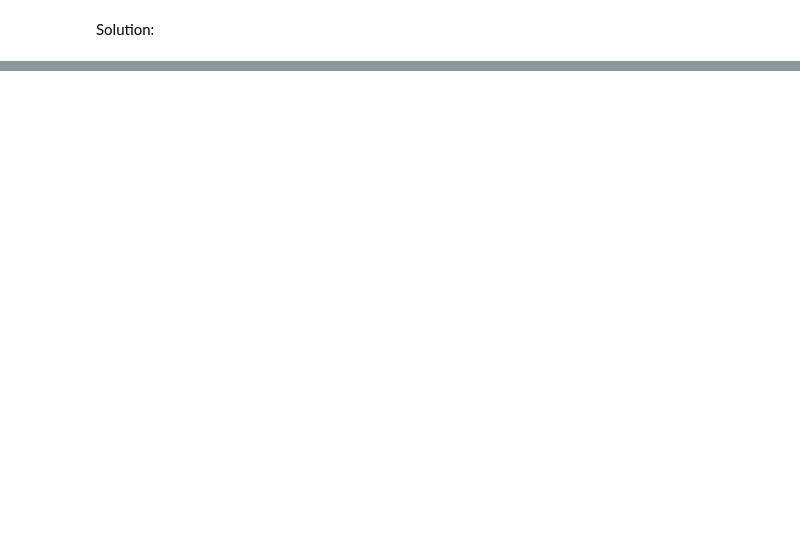
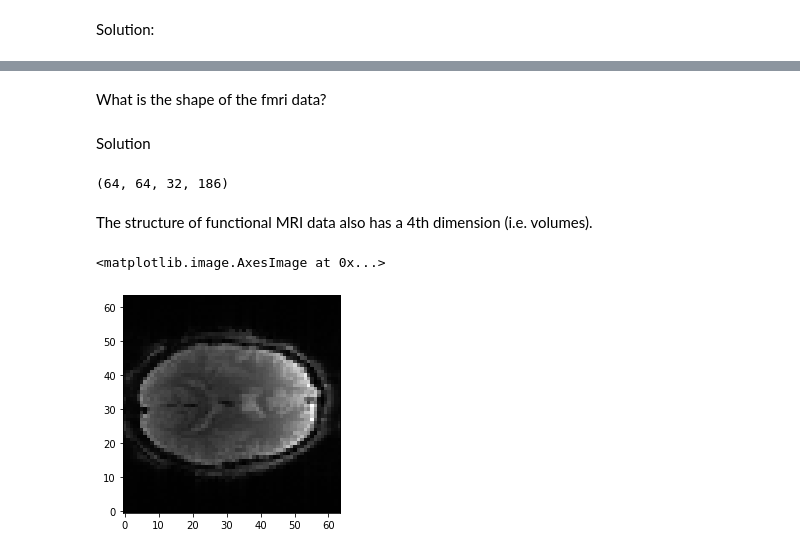
Before and after one commit to HealthBioscienceIDEAS/SDC-BIDS-IntroMRI, a Jupyter notebook: code/04-mri-modalities.ipynb, the cells around one changed output, grey strips where cells are left out. Drawn from its saved outputs; the diff is of its cells as text; code cells hidden in the pictures; blank space fills up the shorter version.

Commit message:
function MRI section

```diff
--- a/code/04-mri-modalities.ipynb
+++ b/code/04-mri-modalities.ipynb
@@ -219,0 +236,23 @@ Text(0.5, 1.0, 'FA')
+# %%
+# first lets load the image using the filename we can construct below
+fmri_filename = local_data_dir + 'fmri_examples/sub-01-func-sub-01_task-compL1_run-1_bold.nii.gz'
+fmri_image = nib.load(fmri_filename)
+# %%
+# Let's grab the data from the nibabel object again.
+fmri_data = fmri_image.get_fdata()
+# %% [markdown]
+What is the shape of the fmri data?
+# %% [markdown]
+Solution
+# %%
+fmri_data.shape
+# %% [output]
+(64, 64, 32, 186)
+# %% [markdown]
+The structure of functional MRI data also has a 4th dimension (i.e. volumes).
+# %%
+fig, ax = plt.subplots()
+ax.imshow(fmri_data[:, :, 15, 0], cmap="gray", origin="lower")
+# %% [output]
+<matplotlib.image.AxesImage at 0x...>
+[figure, added]
```
Also changed, not shown: parts of 16 cells of this notebook.
